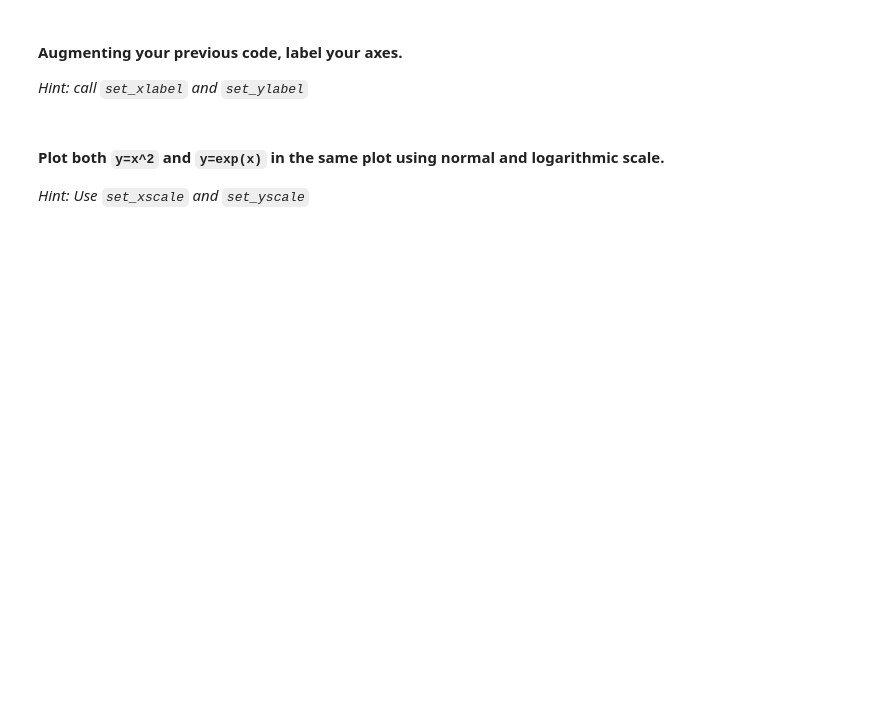
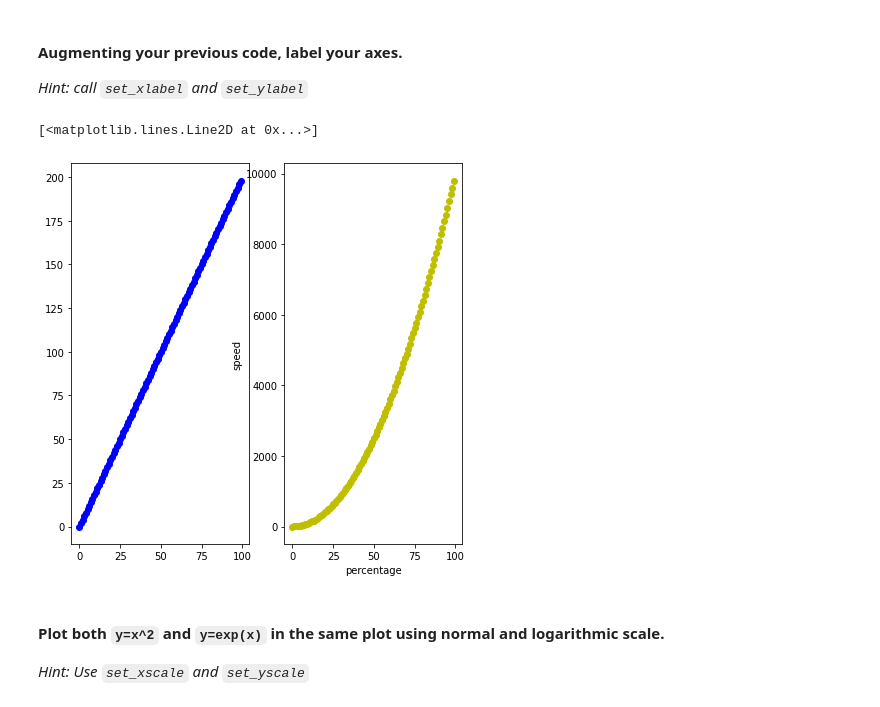
Before and after one commit to ironhack-datalabs/datamad0620, a Jupyter notebook: module-2/lab-matplotlib-seaborn/your-code/challenge-1.ipynb, the cells around one changed output. Drawn from its saved outputs; the diff is of its cells as text; code cells hidden in the pictures; blank space fills up the shorter version.

```diff
--- a/module-2/lab-matplotlib-seaborn/your-code/challenge-1.ipynb
+++ b/module-2/lab-matplotlib-seaborn/your-code/challenge-1.ipynb
@@ -58,3 +72,12 @@ SyntaxError: invalid syntax (<ipython-input-20-ab3a2afba5e0>, line 3)
+# %%
+fig, ax= plt.subplots(1,2, figsize=(7,7))
+plt.xlabel("percentage")
+plt.ylabel("speed")
+ax[0].plot(x,y, "b-o", linewidth = 1)
+ax[1].plot(x,z, "yo", linewidth = 1)
+# %% [output]
+[<matplotlib.lines.Line2D at 0x...>]
+[figure, added]
 # %% [markdown]
 #### Plot both `y=x^2` and `y=exp(x)` in the same plot using normal and logarithmic scale.
 
```
Also changed, not shown: parts of 14 cells of this notebook.
